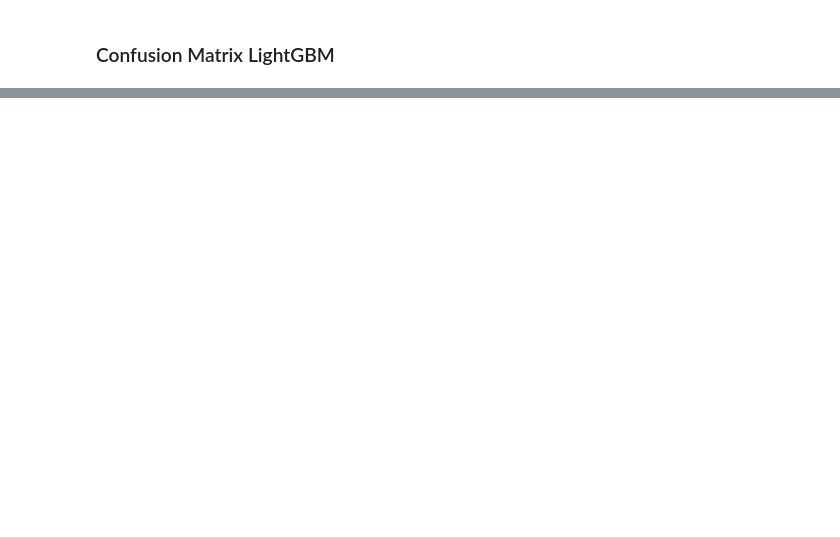
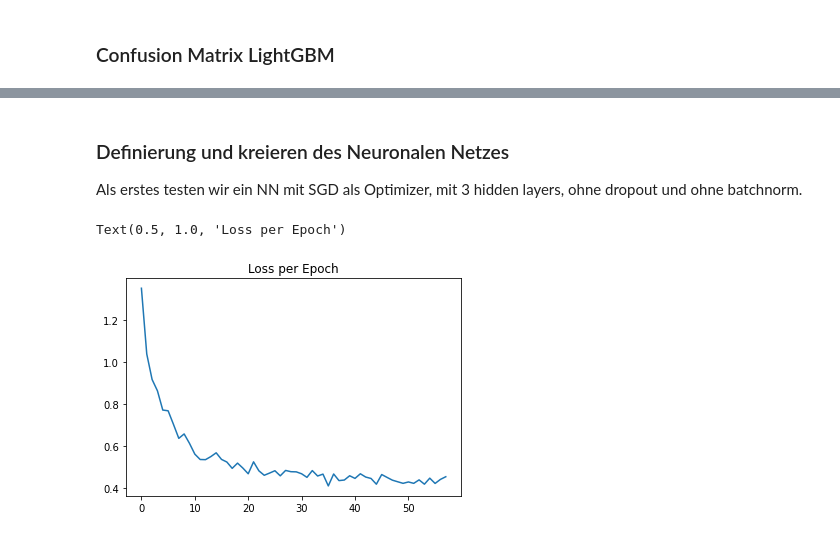
Before and after one commit to kenfus/del-immoobjekte-klassifizierung, a Jupyter notebook: main.ipynb, the cells around one changed output, grey strips where cells are left out. Cells and saved outputs as stored; diff of their text form; code cells hidden in the pictures; blank space fills up the shorter version.

```diff
--- a/main.ipynb
+++ b/main.ipynb
@@ -433,0 +972,9 @@ enc.categories_
+# %% [markdown]
+### Definierung und kreieren des Neuronalen Netzes
+Als erstes testen wir ein NN mit SGD als Optimizer, mit 3 hidden layers, ohne dropout und ohne batchnorm.
+# %%
+plt.plot(aggregated_losses)
+plt.title('Loss per Epoch')
+# %% [output]
+Text(0.5, 1.0, 'Loss per Epoch')
+[figure, added]
```
Also changed, not shown: parts of 73 cells of this notebook, 3 other files.
